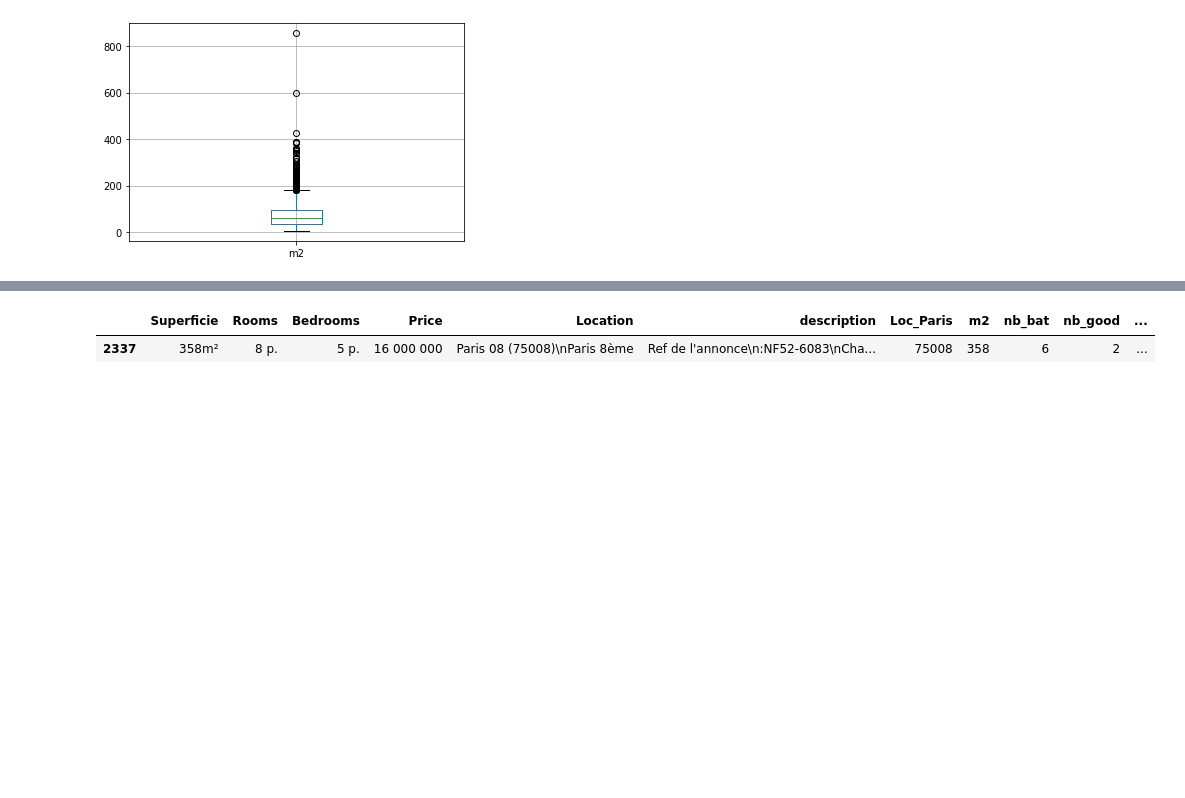
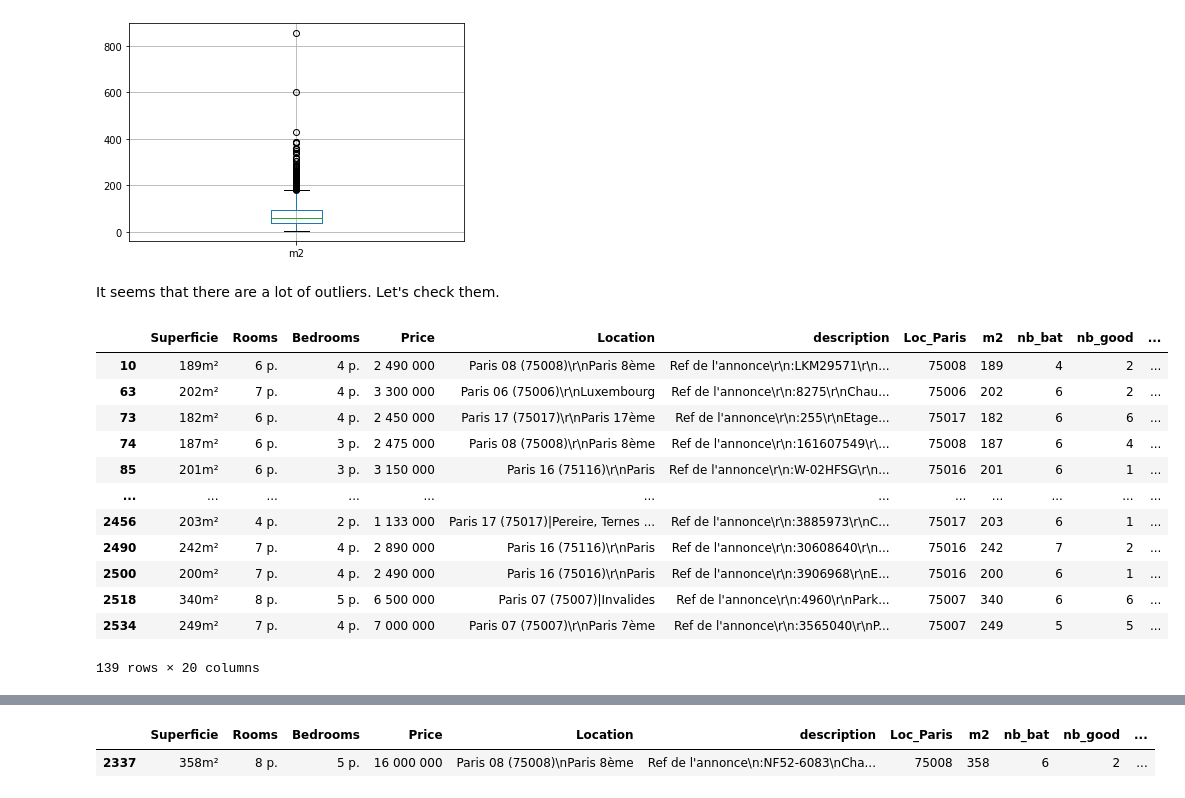
Before and after one commit to gaetanlop/Apartments_Paris, a Jupyter notebook: EDA 1-Copy1.ipynb, the cells around one changed output, grey strips where cells are left out. Saved outputs shown, nothing was run; the diff lists cells and outputs as text; code cells hidden in the pictures; blank space fills up the shorter version.

```diff
--- a/EDA 1-Copy1.ipynb
+++ b/EDA 1-Copy1.ipynb
@@ -147,3 +107,21 @@ df.boxplot(column='m2')
 # %% [output]
 <matplotlib.axes._subplots.AxesSubplot at 0x...>
 [figure]
+# %% [markdown]
+It seems that there are a lot of outliers. Let's check them.
+# %%
+df[df.m2>175]
+# %% [output]
+|  | Superficie | Rooms | Bedrooms | Price | Location | description | Loc_Paris | m2 | nb_bat | nb_good | ... |
+| 10 | 189m² | 6 p. | 4 p. | 2 490 000 | Paris 08 (75008)\r\nParis 8ème | Ref de l'annonce\r\n:LKM29571\r\n... | 75008 | 189 | 4 | 2 | ... |
+| 63 | 202m² | 7 p. | 4 p. | 3 300 000 | Paris 06 (75006)\r\nLuxembourg | Ref de l'annonce\r\n:8275\r\nChau... | 75006 | 202 | 6 | 2 | ... |
+| 73 | 182m² | 6 p. | 4 p. | 2 450 000 | Paris 17 (75017)\r\nParis 17ème | Ref de l'annonce\r\n:255\r\nEtage... | 75017 | 182 | 6 | 6 | ... |
+| 74 | 187m² | 6 p. | 3 p. | 2 475 000 | Paris 08 (75008)\r\nParis 8ème | Ref de l'annonce\r\n:161607549\r\... | 75008 | 187 | 6 | 4 | ... |
+| 85 | 201m² | 6 p. | 3 p. | 3 150 000 | Paris 16 (75116)\r\nParis | Ref de l'annonce\r\n:W-02HFSG\r\n... | 75016 | 201 | 6 | 1 | ... |
+| ... | ... | ... | ... | ... | ... | ... | ... | ... | ... | ... | ... |
+| 2456 | 203m² | 4 p. | 2 p. | 1 133 000 | Paris 17 (75017)|Pereire, Ternes ... | Ref de l'annonce\r\n:3885973\r\nC... | 75017 | 203 | 6 | 1 | ... |
+| 2490 | 242m² | 7 p. | 4 p. | 2 890 000 | Paris 16 (75116)\r\nParis | Ref de l'annonce\r\n:30608640\r\n... | 75016 | 242 | 7 | 2 | ... |
+| 2500 | 200m² | 7 p. | 4 p. | 2 490 000 | Paris 16 (75016)\r\nParis | Ref de l'annonce\r\n:3906968\r\nE... | 75016 | 200 | 6 | 1 | ... |
+| 2518 | 340m² | 8 p. | 5 p. | 6 500 000 | Paris 07 (75007)|Invalides | Ref de l'annonce\r\n:4960\r\nPark... | 75007 | 340 | 6 | 6 | ... |
+| 2534 | 249m² | 7 p. | 4 p. | 7 000 000 | Paris 07 (75007)\r\nParis 7ème | Ref de l'annonce\r\n:3565040\r\nP... | 75007 | 249 | 5 | 5 | ... |
+139 rows × 20 columns
```
Also changed, not shown: parts of 22 cells of this notebook.
